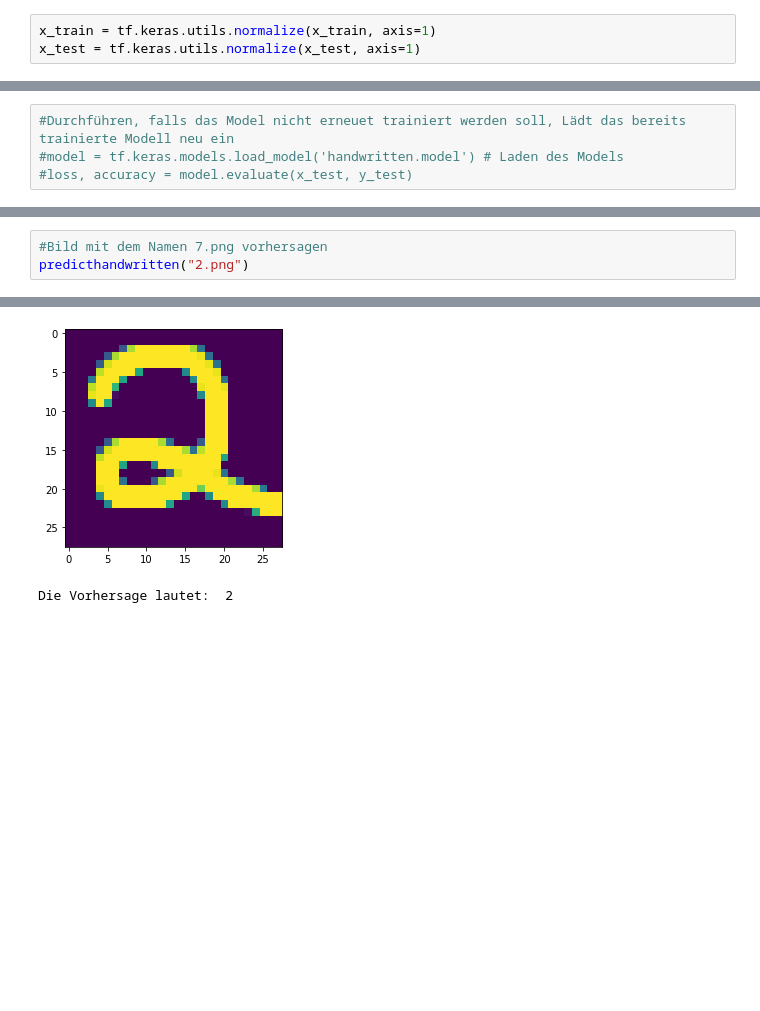
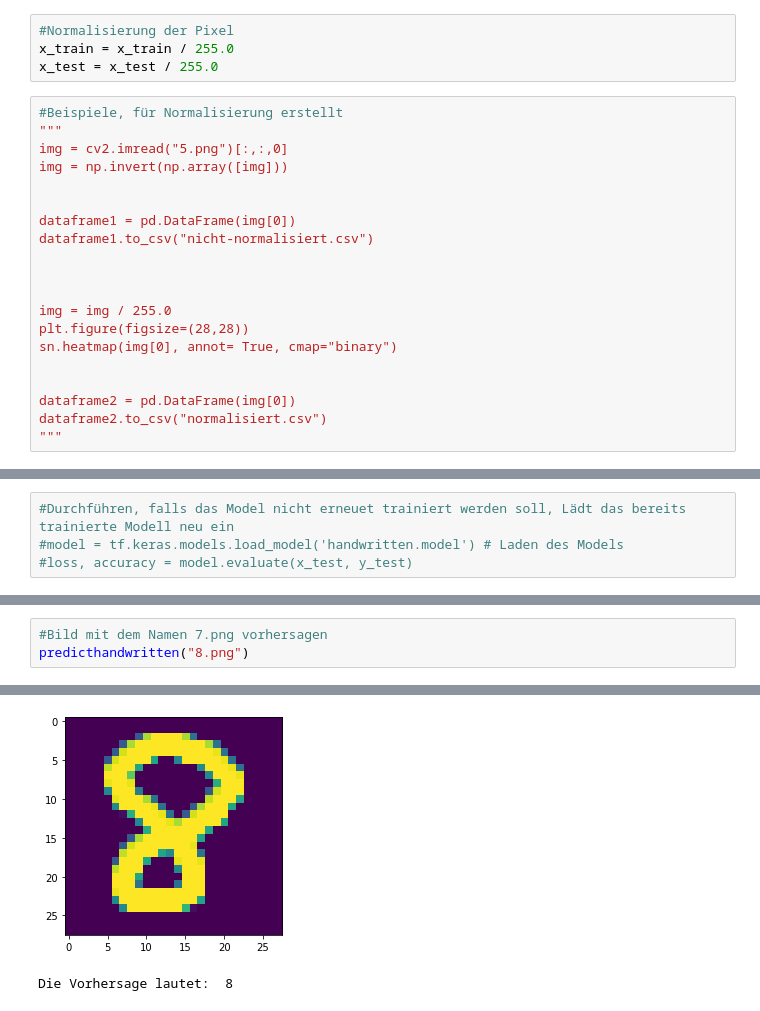
Before and after one commit to MarioS040/bigdata, a Jupyter notebook: main.ipynb, the cells around one changed output, grey strips where cells are left out. Saved outputs shown, nothing was run; the diff lists cells and outputs as text; blank space fills up the shorter version.

```diff
--- a/main.ipynb
+++ b/main.ipynb
@@ -10,6 +12,27 @@ from tensorflow.keras.layers import MaxPooling2D
 # %%
 mnist = tf.keras.datasets.mnist
 (x_train, y_train), (x_test, y_test) = mnist.load_data()#train = 60.000, test = 10.000 Datensätze
-# %%
-x_train = tf.keras.utils.normalize(x_train, axis=1)
-x_test = tf.keras.utils.normalize(x_test, axis=1)
+# %%
+#Normalisierung der Pixel
+x_train = x_train / 255.0
+x_test = x_test / 255.0
+# %%
+#Beispiele, für Normalisierung erstellt
+"""
+img = cv2.imread("5.png")[:,:,0]
+img = np.invert(np.array([img]))
+
+
+dataframe1 = pd.DataFrame(img[0])
+dataframe1.to_csv("nicht-normalisiert.csv")
+
+
+
+img = img / 255.0
+plt.figure(figsize=(28,28))
+sn.heatmap(img[0], annot= True, cmap="binary")
+
+
+dataframe2 = pd.DataFrame(img[0])
+dataframe2.to_csv("normalisiert.csv")
+"""
@@ -75,4 +103,4 @@ plt.show()
 # %%
 #Bild mit dem Namen 7.png vorhersagen
-predicthandwritten("2.png")
+predicthandwritten("8.png")
 # %% [output]
@@ -81,5 +109,5 @@ predicthandwritten("2.png")
-[figure, old version]
+[figure, new version]
-Die Vorhersage lautet:  2
+Die Vorhersage lautet:  8
 # %%
 #Confusionsmatrix erstellen über den x_test Datensatz
 prediction_labels = [np.argmax(i) for i in predictions]
```
Also changed, not shown: parts of 8 cells of this notebook, 10 other files.
